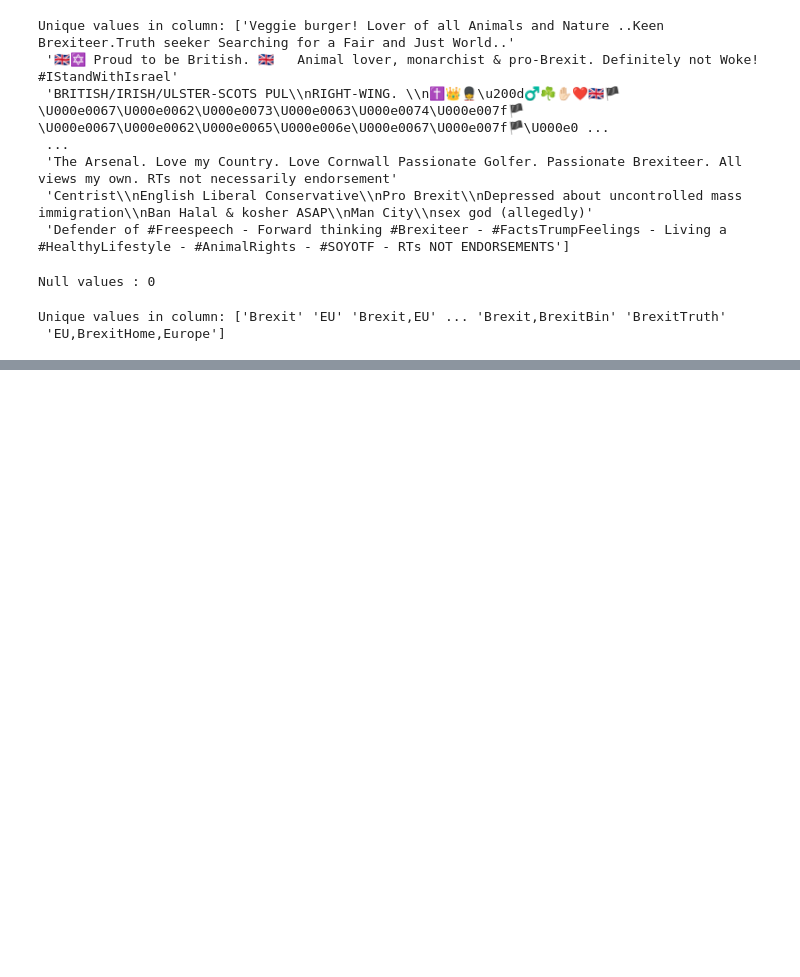
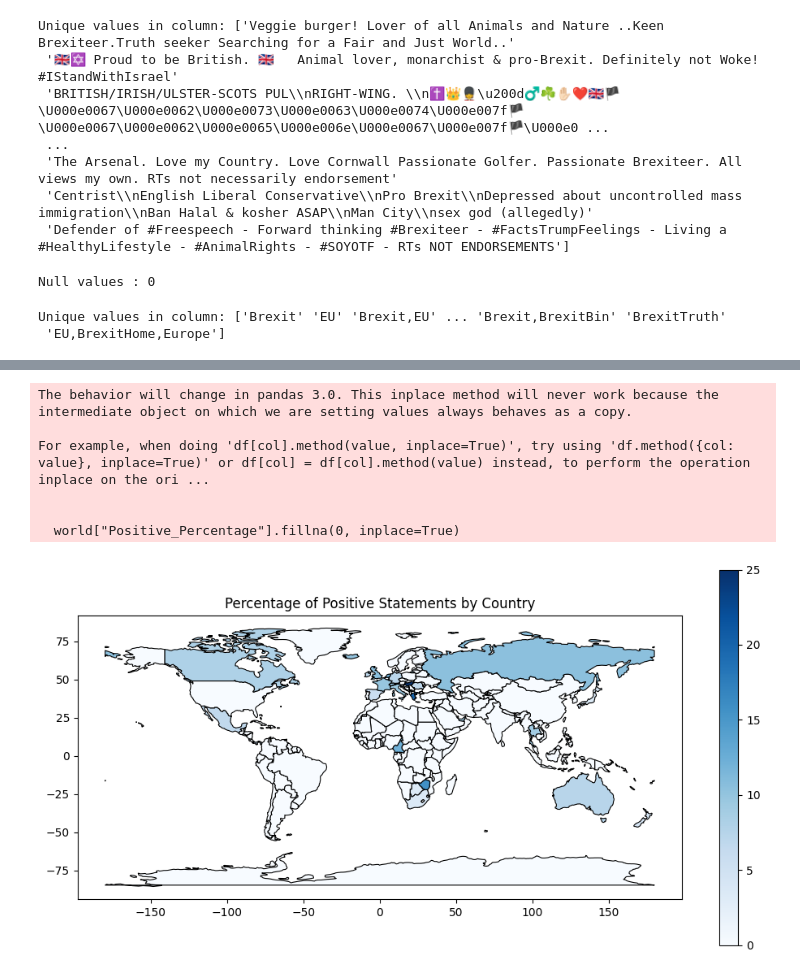
Before and after one commit to samratabduljalil/EDA-of-Pro-and-Anti-brexit-Tweet, a Jupyter notebook: EDA-of-Pro-and-Anti-brexit-Tweets.ipynb, the cells around one changed output, grey strips where cells are left out. Cells and saved outputs as stored; diff of their text form; code cells hidden in the pictures; blank space fills up the shorter version.

```diff
--- a/EDA-of-Pro-and-Anti-brexit-Tweets.ipynb
+++ b/EDA-of-Pro-and-Anti-brexit-Tweets.ipynb
@@ -284,0 +377,40 @@ Unique values in column: ['Brexit' 'EU' 'Brexit,EU' ... 'Brexit,BrexitBin' 'Brex
+# %%
+
+ProBrexit["Country"] = ProBrexit["Country"].str.strip()
+# Count total and positive sentiment per country
+sentiment_counts = ProBrexit.groupby(["Country", "Sentiment"]).size().unstack(fill_value=0)
+
+# Compute the percentage of positive sentiment
+sentiment_counts["Positive_Percentage"] = (sentiment_counts["Positive"] / sentiment_counts.sum(axis=1)) * 100
+
+# Reset index for merging
+sentiment_counts = sentiment_counts.reset_index()
+# %%
+import geopandas as gpd
+import matplotlib.pyplot as plt
+
+# Load a world map dataset
+url = "https://raw.githubusercontent.com/johan/world.geo.json/master/countries.geo.json"
+world = gpd.read_file(url)
+
+# Merge with sentiment data
+world = world.merge(sentiment_counts, left_on="name", right_on="Country", how="left")
+
+# Replace NaN with 0 (for countries without data)
+world["Positive_Percentage"].fillna(0, inplace=True)
+
+# Plot the map
+fig, ax = plt.subplots(figsize=(12, 6))
+world.plot(column="Positive_Percentage", cmap="Blues", linewidth=0.8, edgecolor="black", legend=True, ax=ax)
+
+# Title and display
+plt.title("Percentage of Positive Statements by Country")
+plt.show()
+# %% [output]
+The behavior will change in pandas 3.0. This inplace method will never work because the intermediate object on which we are setting values always behaves as a copy.
+
+For example, when doing 'df[col].method(value, inplace=True)', try using 'df.method({col: value}, inplace=True)' or df[col] = df[col].method(value) instead, to perform the operation inplace on the ori ...
+
+
+  world["Positive_Percentage"].fillna(0, inplace=True)
+[figure, added]
```
Also changed, not shown: parts of 15 cells of this notebook.
